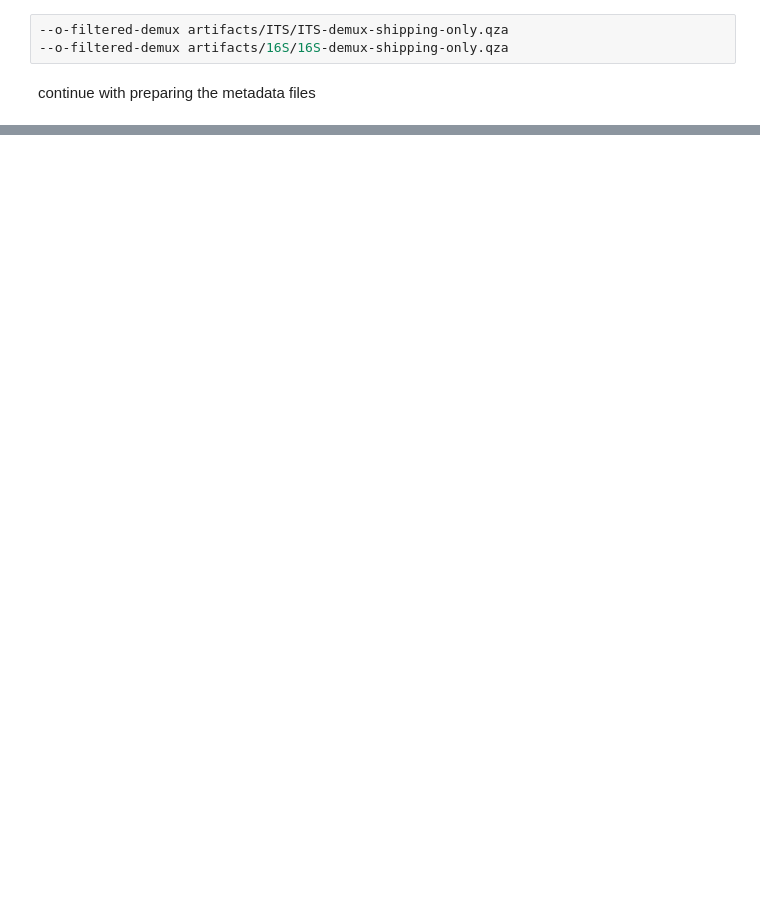
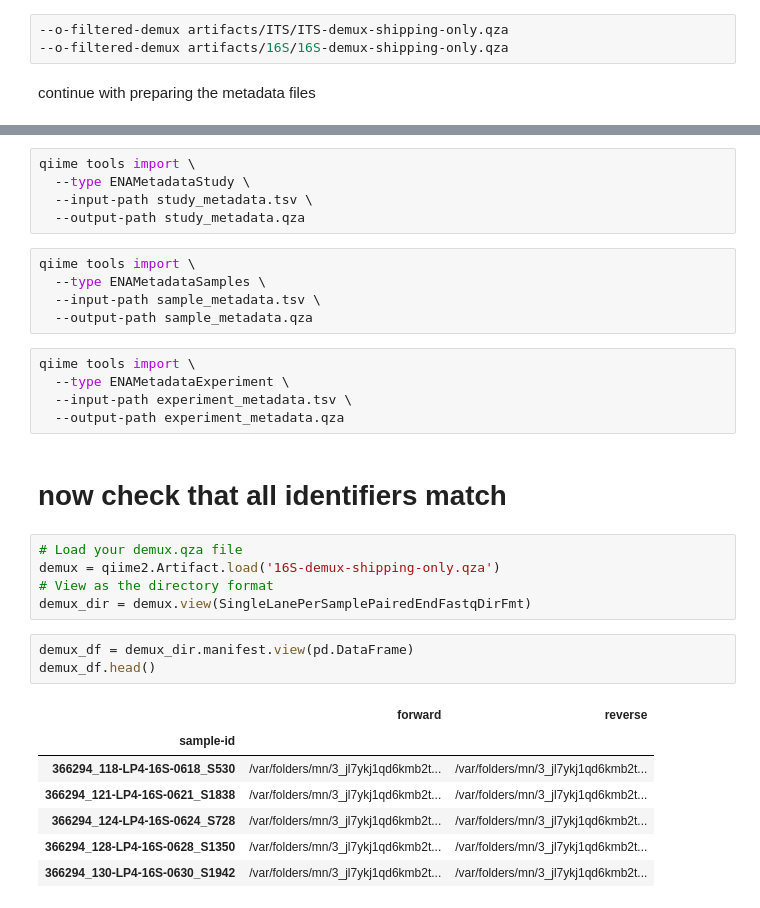
Before and after one commit to anninameyer/shipped-and-shifted, a Jupyter notebook: preprocessing-amplicons/20250727_LP4_shipping_ENA_upload.ipynb, the cells around one changed output, grey strips where cells are left out. Drawn from its saved outputs; the diff is of its cells as text; blank space fills up the shorter version.

```diff
--- a/preprocessing-amplicons/20250727_LP4_shipping_ENA_upload.ipynb
+++ b/preprocessing-amplicons/20250727_LP4_shipping_ENA_upload.ipynb
@@ -215,0 +265,33 @@ continue with preparing the metadata files
+# %%
+qiime tools import \
+  --type ENAMetadataStudy \
+  --input-path study_metadata.tsv \
+  --output-path study_metadata.qza
+# %%
+qiime tools import \
+  --type ENAMetadataSamples \
+  --input-path sample_metadata.tsv \
+  --output-path sample_metadata.qza
+# %%
+qiime tools import \
+  --type ENAMetadataExperiment \
+  --input-path experiment_metadata.tsv \
+  --output-path experiment_metadata.qza
+# %% [markdown]
+# now check that all identifiers match
+# %%
+# Load your demux.qza file
+demux = qiime2.Artifact.load('16S-demux-shipping-only.qza')
+# View as the directory format
+demux_dir = demux.view(SingleLanePerSamplePairedEndFastqDirFmt)
+# %%
+demux_df = demux_dir.manifest.view(pd.DataFrame)
+demux_df.head()
+# %% [output]
+|  | forward | reverse |
+| sample-id |  |  |
+| 366294_118-LP4-16S-0618_S530 | /var/folders/mn/3_jl7ykj1qd6kmb2t... | /var/folders/mn/3_jl7ykj1qd6kmb2t... |
+| 366294_121-LP4-16S-0621_S1838 | /var/folders/mn/3_jl7ykj1qd6kmb2t... | /var/folders/mn/3_jl7ykj1qd6kmb2t... |
+| 366294_124-LP4-16S-0624_S728 | /var/folders/mn/3_jl7ykj1qd6kmb2t... | /var/folders/mn/3_jl7ykj1qd6kmb2t... |
+| 366294_128-LP4-16S-0628_S1350 | /var/folders/mn/3_jl7ykj1qd6kmb2t... | /var/folders/mn/3_jl7ykj1qd6kmb2t... |
+| 366294_130-LP4-16S-0630_S1942 | /var/folders/mn/3_jl7ykj1qd6kmb2t... | /var/folders/mn/3_jl7ykj1qd6kmb2t... |
```
Also changed, not shown: parts of 39 cells of this notebook.
